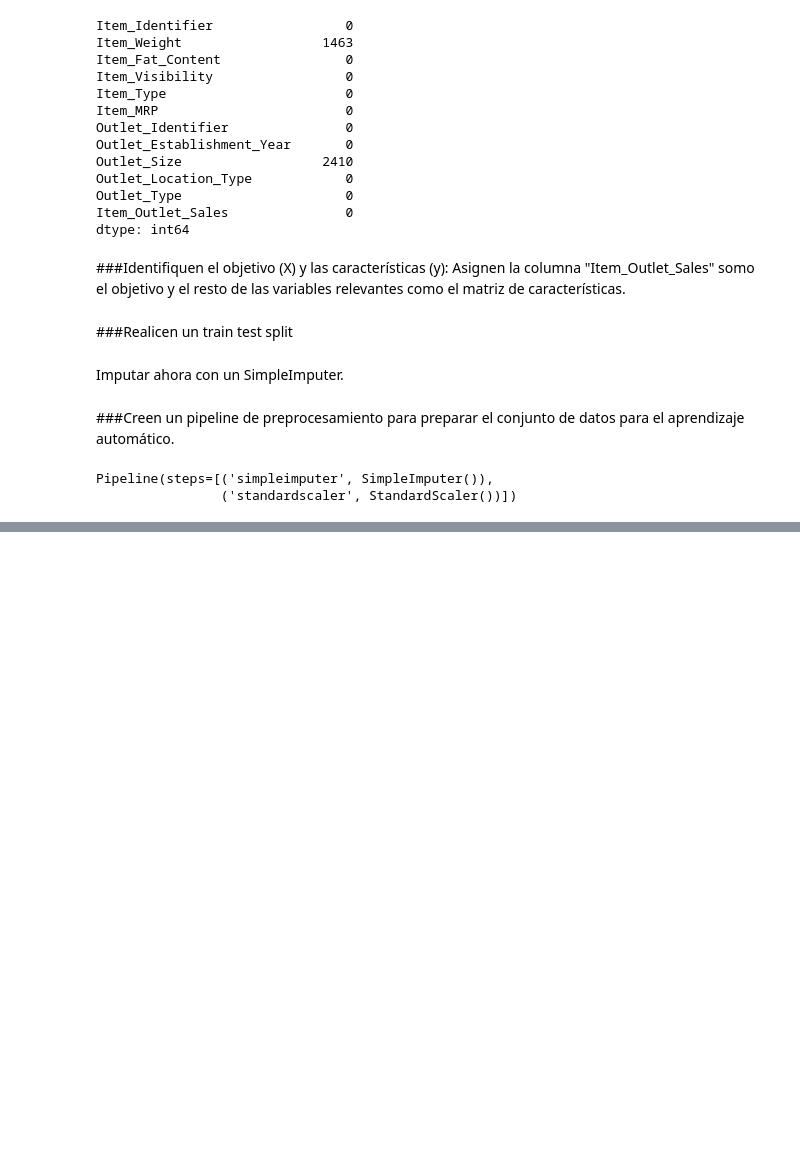
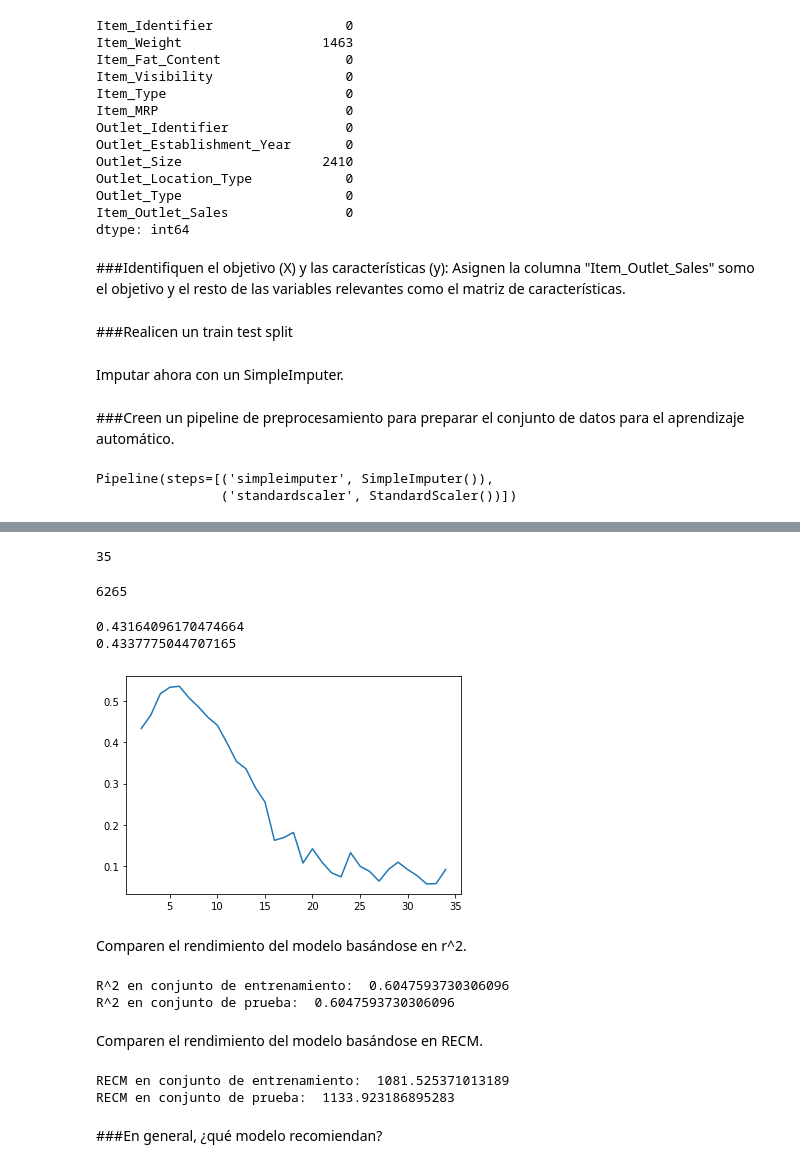
Before and after one commit to pabloclaero/Proyecto_1, a Jupyter notebook: Proyecto_Pablo_C.ipynb, the cells around one changed output, grey strips where cells are left out. Drawn from its saved outputs; the diff is of its cells as text; code cells hidden in the pictures; blank space fills up the shorter version.

```diff
--- a/Proyecto_Pablo_C.ipynb
+++ b/Proyecto_Pablo_C.ipynb
@@ -377,0 +483,5 @@ ColumnTransformer(transformers=[('pipeline-1',
+# %%
+from sklearn.tree import DecisionTreeRegressor
+dec_tree = DecisionTreeRegressor(random_state = 42)
+# %%
+dec_tree.fit(X_train, y_train)
@@ -377,0 +514,59 @@ ColumnTransformer(transformers=[('pipeline-1',
+# %%
+dec_tree.get_depth()
+# %% [output]
+35
+# %%
+dec_tree.get_n_leaves()
+# %% [output]
+6265
+# %%
+dec_tree_2 = DecisionTreeRegressor(max_depth = 2, random_state = 42)
+dec_tree_2.fit(X_train, y_train)
+train_2_score = dec_tree_2.score(X_train, y_train)
+test_2_score = dec_tree_2.score(X_test, y_test)
+print(train_2_score)
+print(test_2_score)
+# %% [output]
+0.43164096170474664
+0.4337775044707165
+# %%
+max_depth_range = list(range(2, 35))
+r2 = []
+for depth in max_depth_range:
+    dec_tree = DecisionTreeRegressor(max_depth = depth,
+                             random_state = 42)
+    dec_tree.fit(X_train, y_train)
+    score = dec_tree.score(X_test, y_test)
+    r2.append(score)
+# %%
+import matplotlib.pyplot as plt
+plt.plot(max_depth_range, r2)
+plt.show()
+# %% [output]
+[figure, added]
+# %% [markdown]
+Comparen el rendimiento del modelo basándose en r^2.
+# %%
+dec_tree_9 = DecisionTreeRegressor(max_depth = 5, random_state = 42)
+dec_tree_9.fit(X_train, y_train)
+train_9_score = dec_tree_9.score(X_train, y_train)
+test_9_score = dec_tree_9.score(X_test, y_test)
+print("R^2 en conjunto de entrenamiento: ", train_9_score)
+print("R^2 en conjunto de prueba: ", train_9_score)
+# %% [output]
+R^2 en conjunto de entrenamiento:  0.6047593730306096
+R^2 en conjunto de prueba:  0.6047593730306096
+# %% [markdown]
+Comparen el rendimiento del modelo basándose en RECM.
+# %%
+train_preds_tree = dec_tree_9.predict(X_train)
+test_preds_tree = dec_tree_9.predict(X_test)
+recm_train_tree = np.sqrt(mean_squared_error(y_train, train_preds_tree))
+recm_test_tree = np.sqrt(mean_squared_error(y_test, test_preds_tree))
+print("RECM en conjunto de entrenamiento: ", recm_train_tree)
+print("RECM en conjunto de prueba: ", recm_test_tree)
+# %% [output]
+RECM en conjunto de entrenamiento:  1081.525371013189
+RECM en conjunto de prueba:  1133.923186895283
+# %% [markdown]
+###En general, ¿qué modelo recomiendan?
```
Also changed, not shown: parts of 27 cells of this notebook.
